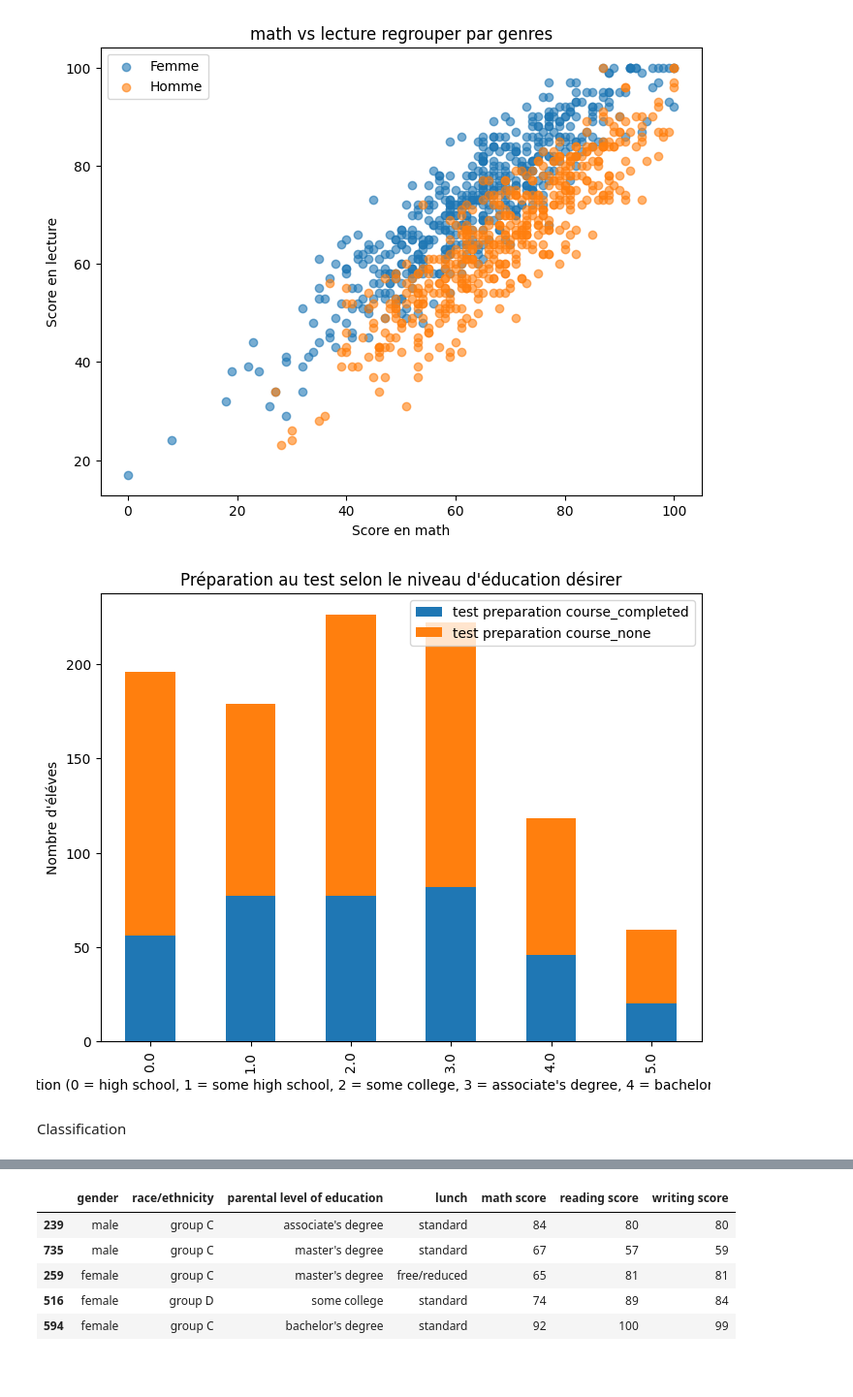
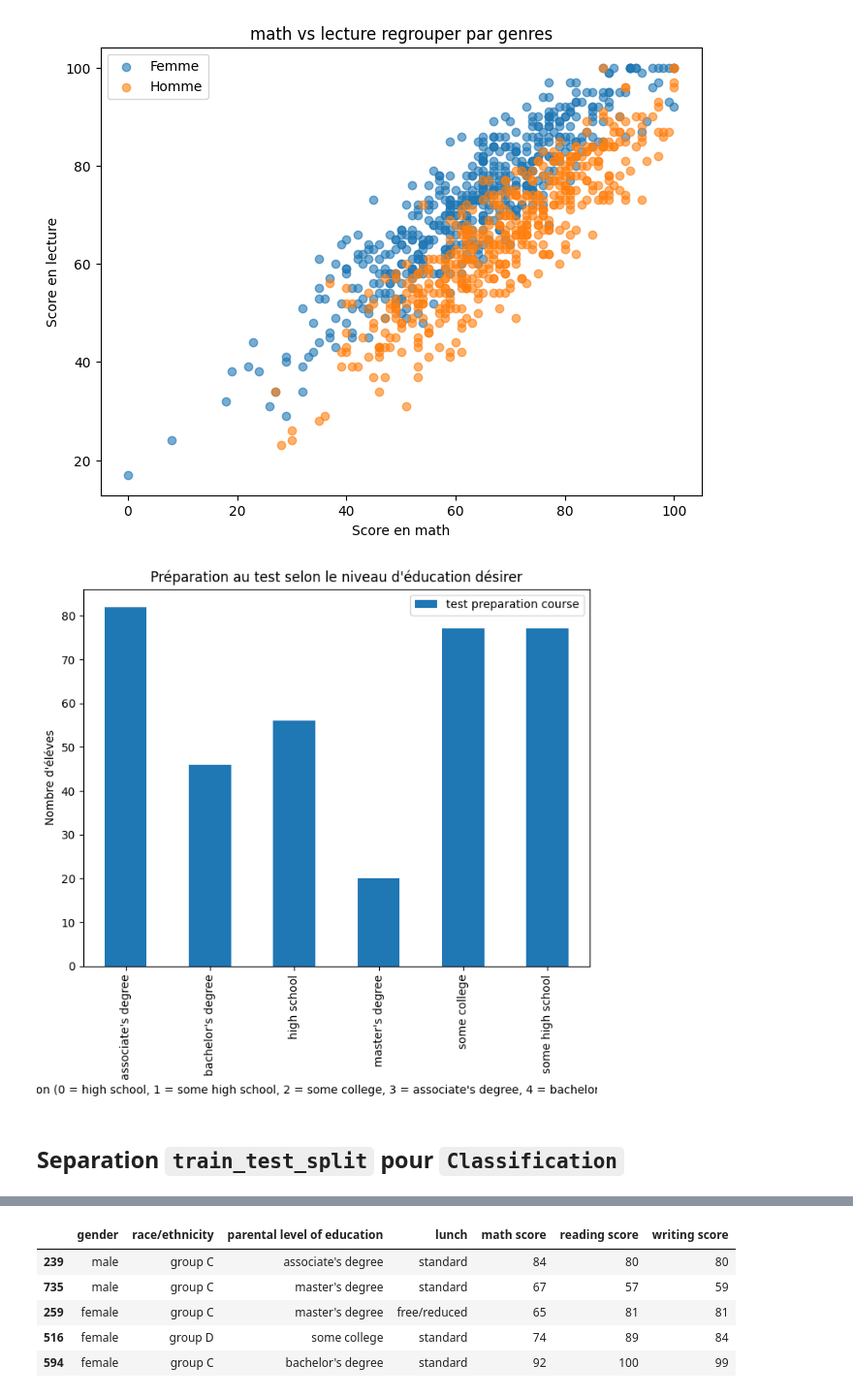
Before and after one commit to 2675781-creator/UA3ProjetPerformanceAcademiqueEtudiants, a Jupyter notebook: notebooks/projet_UA3.ipynb, the cells around one changed output, grey strips where cells are left out. Shown: that part at 97% size. Saved outputs shown, nothing was run; the diff lists cells and outputs as text; code cells hidden in the pictures; blank space fills up the shorter version.

```diff
--- a/notebooks/projet_UA3.ipynb
+++ b/notebooks/projet_UA3.ipynb
@@ -413,19 +446,21 @@ plt.show()
 # %%
 # Diagramme à bande
 #Création d'un tableau croisé
-prep_level_education = clean_df.groupby('parental level of education')[['test preparation course_completed', 'test preparation course_none']].sum()
+# prep_level_education = clean_df.groupby('parental level of education')[['test preparation course_completed', 'test preparation course_none']].sum()
+df['test preparation course'] = df['test preparation course'].map({'none': 0, 'completed':1}) # Effectuer un mapping vers 0,1 de nos 02 classes
+prep_level_education = df.groupby('parental level of education')[['test preparation course']].sum()
 
 
 prep_level_education.plot(kind='bar', stacked=True, figsize=(8,6))
 plt.title("Préparation au test selon le niveau d'éducation désirer")
 plt.xlabel("Type de niveau d'éducation (0 = high school, 1 = some high school, 2 = some college, 3 = associate's degree, 4 = bachelor's degree, 5 = master's degree)")
 plt.ylabel("Nombre d'éléves")
 plt.show()
 
 # Il y a plus d'étudiant qui ne se sont pas préparé à leur test.
 # %% [output]
-[figure, old version]
+[figure, new version]
 # %% [markdown]
-Classification
+## **Separation `train_test_split` pour `Classification`**
 # %%
 # Séparation des données
```
Also changed, not shown: parts of 49 cells of this notebook, 1 other file.
